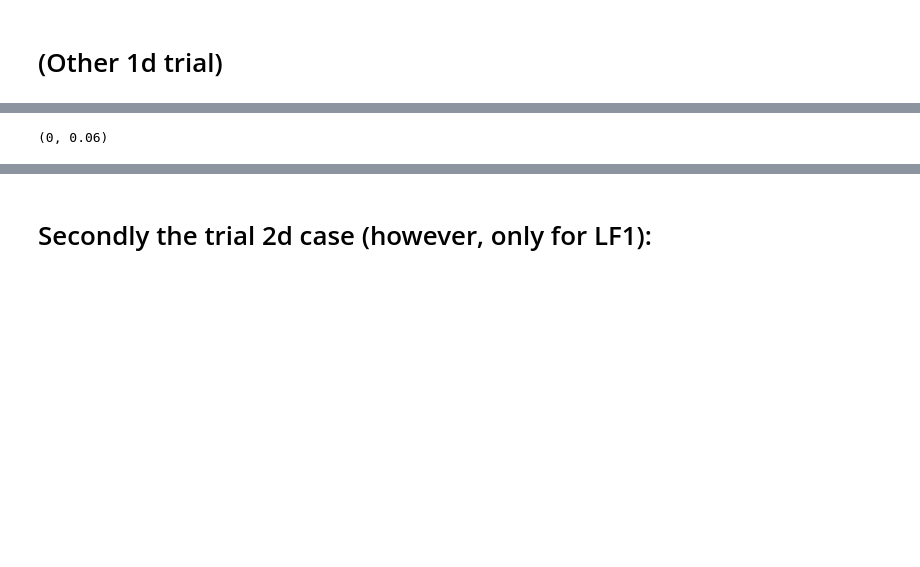
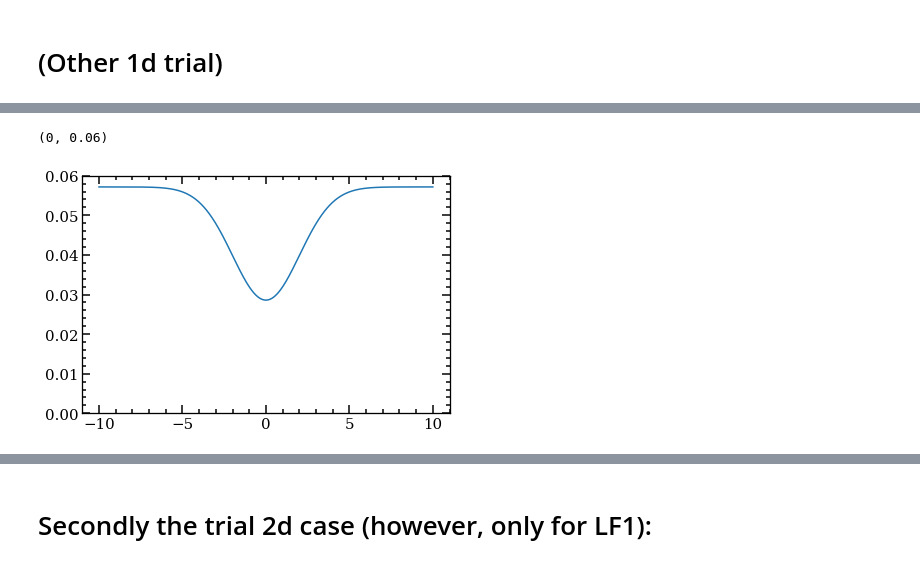
Before and after one commit to Vinther901/Neutrino-Machine-Learning, a Jupyter notebook: MoonAnalysis/ShowcaseMethods.ipynb, the cells around one changed output, grey strips where cells are left out. Saved outputs shown, nothing was run; the diff lists cells and outputs as text; code cells hidden in the pictures; blank space fills up the shorter version.

```diff
--- a/MoonAnalysis/ShowcaseMethods.ipynb
+++ b/MoonAnalysis/ShowcaseMethods.ipynb
@@ -104,7 +106,7 @@ N = 50
 tmp, P_1d = wrapper(0,0,lim)
 
 x = np.linspace(-lim,lim,1000)
-mu, sigma, frac = 0, 1000000, 0.5
+mu, sigma, frac = 0, 2, 0.5
 signal = P_1d(x,mu,sigma,frac)
 
 fig, ax = plt.subplots()
@@ -116,4 +116,5 @@ ax.set_ylim(0,0.06)
 (0, 0.06)
+[figure, added]
 # %%
 def MCsample(func,xlims,ylims,N_ish):
     Ux = np.random.uniform(*xlims,N_ish)
```
Also changed, not shown: parts of 19 cells of this notebook.
